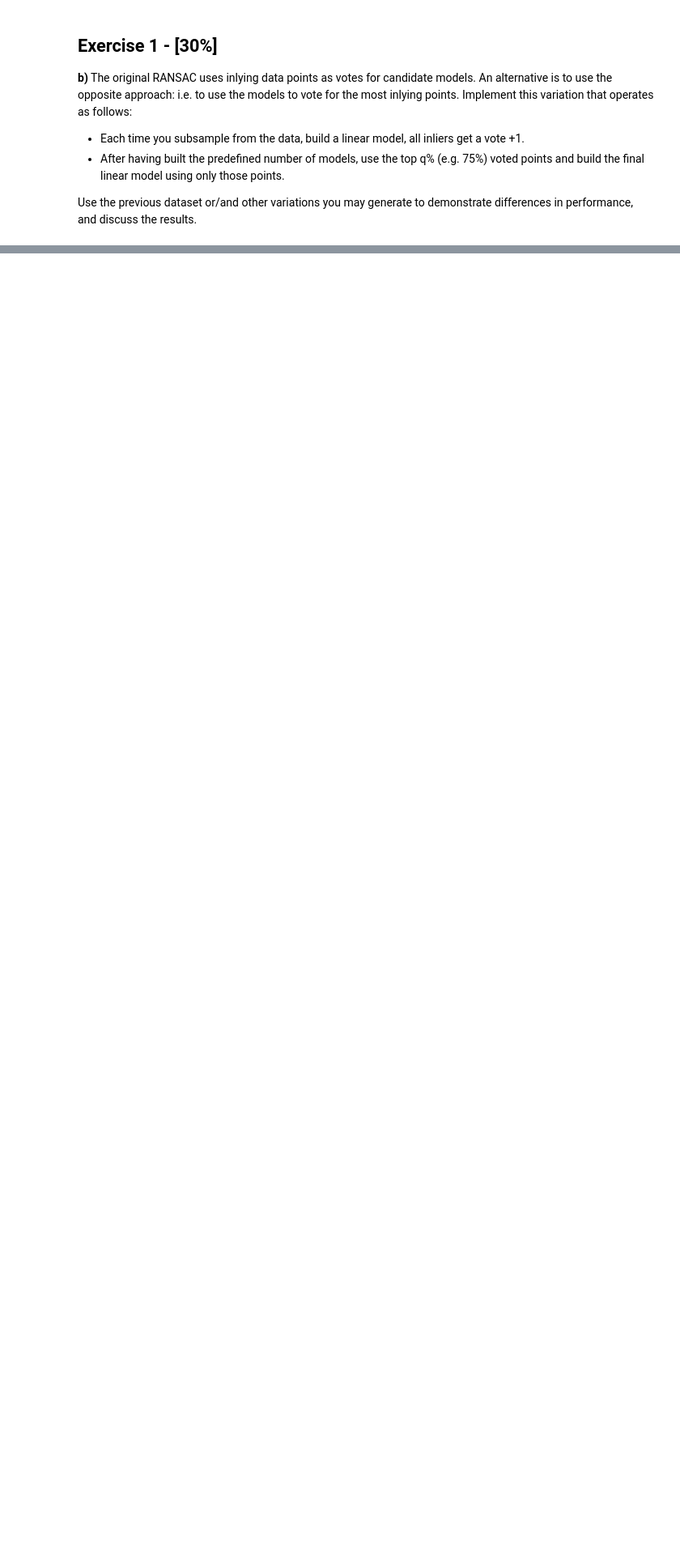
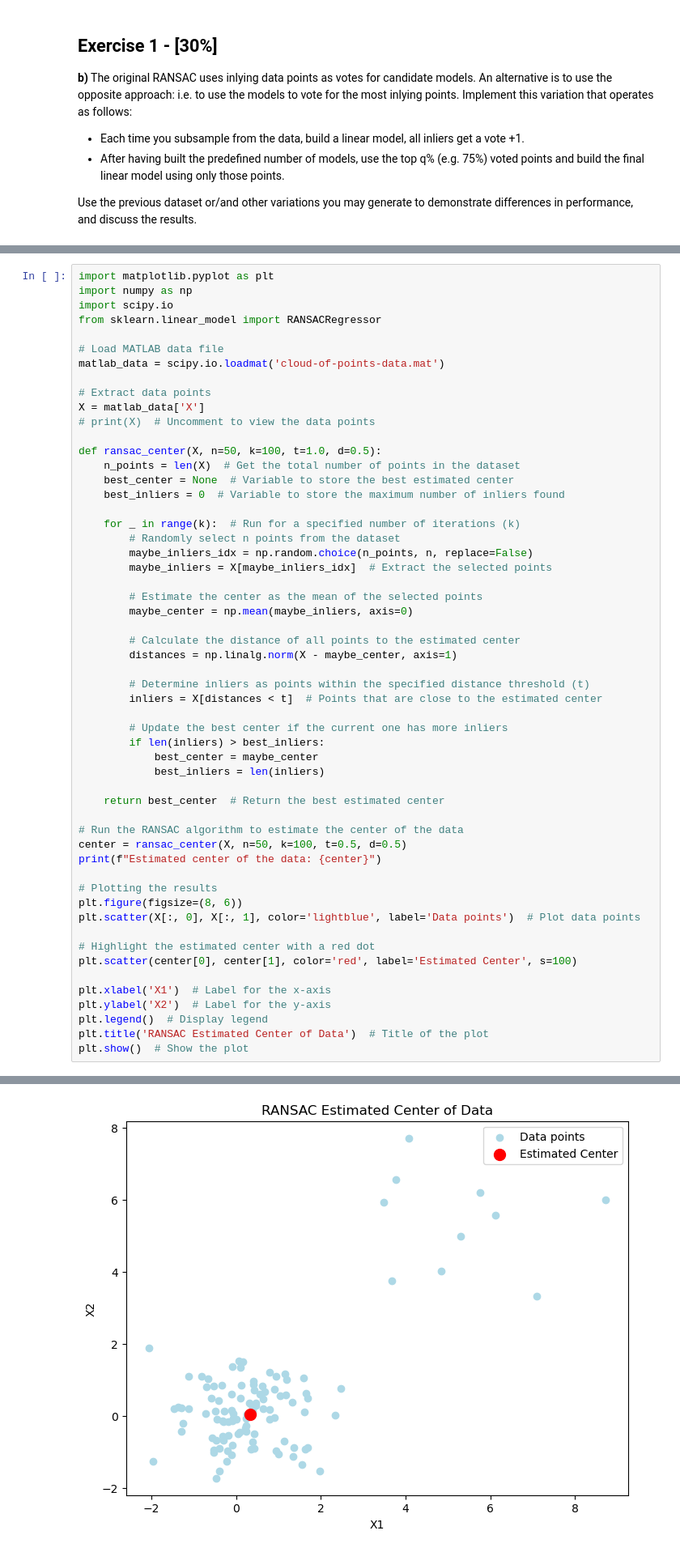
Before and after one commit to yizhi0129/333DA, a Jupyter notebook: Assignments1.ipynb, the cells around one changed output, grey strips where cells are left out. Shown at 81% size. Drawn from its saved outputs; the diff is of its cells as text; blank space fills up the shorter version.

Commit message:
maybe the last version

```diff
--- a/Assignments1.ipynb
+++ b/Assignments1.ipynb
@@ -318,3 +416,59 @@ How would you design a solution to this problem that adopts the RANSAC principle
 c2) Extend this approach to the clustering of the data in a given number of $k$ clusters by considering a centroid-based clustering method (e.g. $k$-means) as the  internal model learner. Provide an implementation and demonstrate some example(s).
 
 c3) Write an abstract pseudocode that expresses the generalization of RANSAC in arbitrary statistical estimation or learning problems?
+# %%
+import matplotlib.pyplot as plt
+import numpy as np
+import scipy.io
+from sklearn.linear_model import RANSACRegressor
+
+# Load MATLAB data file
+matlab_data = scipy.io.loadmat('cloud-of-points-data.mat')
+
+# Extract data points
+X = matlab_data['X']
+# print(X)  # Uncomment to view the data points
+
+def ransac_center(X, n=50, k=100, t=1.0, d=0.5):
+    n_points = len(X)  # Get the total number of points in the dataset
+    best_center = None  # Variable to store the best estimated center
+    best_inliers = 0  # Variable to store the maximum number of inliers found
+
+    for _ in range(k):  # Run for a specified number of iterations (k)
+        # Randomly select n points from the dataset
+        maybe_inliers_idx = np.random.choice(n_points, n, replace=False)
+        maybe_inliers = X[maybe_inliers_idx]  # Extract the selected points
+
+        # Estimate the center as the mean of the selected points
+        maybe_center = np.mean(maybe_inliers, axis=0)
+
+        # Calculate the distance of all points to the estimated center
+        distances = np.linalg.norm(X - maybe_center, axis=1)
+
+        # Determine inliers as points within the specified distance threshold (t)
+        inliers = X[distances < t]  # Points that are close to the estimated center
+
+        # Update the best center if the current one has more inliers
+        if len(inliers) > best_inliers:
+            best_center = maybe_center
+            best_inliers = len(inliers)
+
+    return best_center  # Return the best estimated center
+
+# Run the RANSAC algorithm to estimate the center of the data
+center = ransac_center(X, n=50, k=100, t=0.5, d=0.5)
+print(f"Estimated center of the data: {center}")
+
+# Plotting the results
+plt.figure(figsize=(8, 6))
+plt.scatter(X[:, 0], X[:, 1], color='lightblue', label='Data points')  # Plot data points
+
+# Highlight the estimated center with a red dot
+plt.scatter(center[0], center[1], color='red', label='Estimated Center', s=100)
+
+plt.xlabel('X1')  # Label for the x-axis
+plt.ylabel('X2')  # Label for the y-axis
+plt.legend()  # Display legend
+plt.title('RANSAC Estimated Center of Data')  # Title of the plot
+plt.show()  # Show the plot
+# %% [output]
@@ -320,0 +476 @@ c3) Write an abstract pseudocode that expresses the generalization of RANSAC in
+[figure, added]
```
Also changed, not shown: parts of 26 cells of this notebook, 27 other files.
